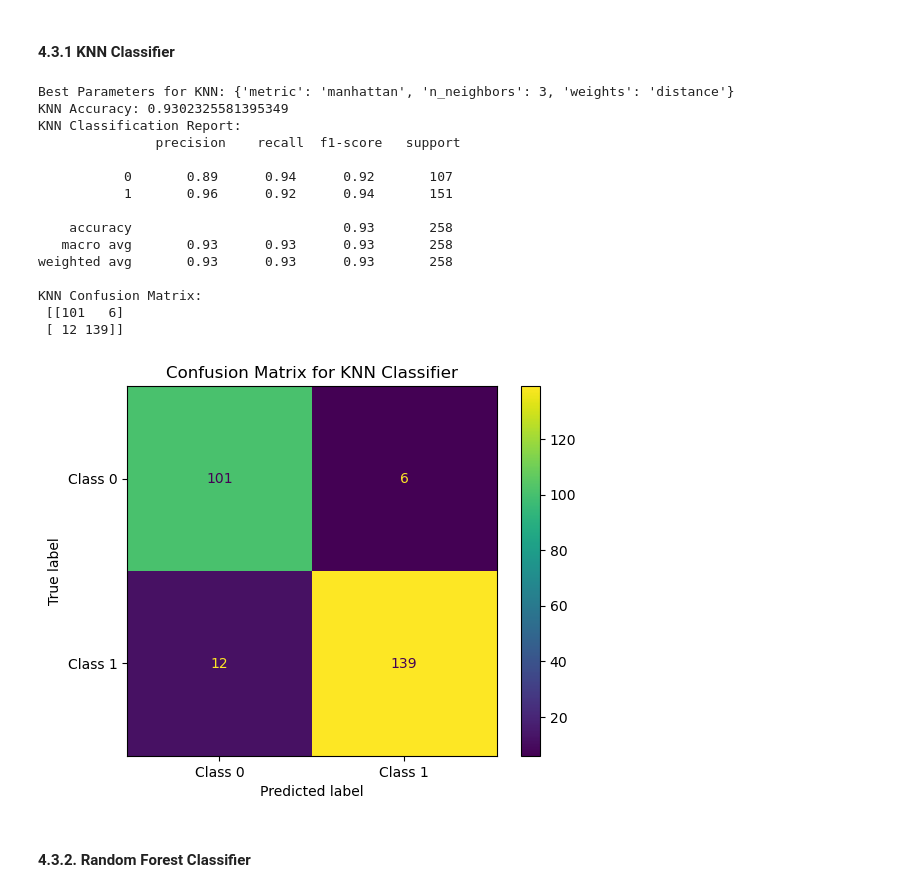
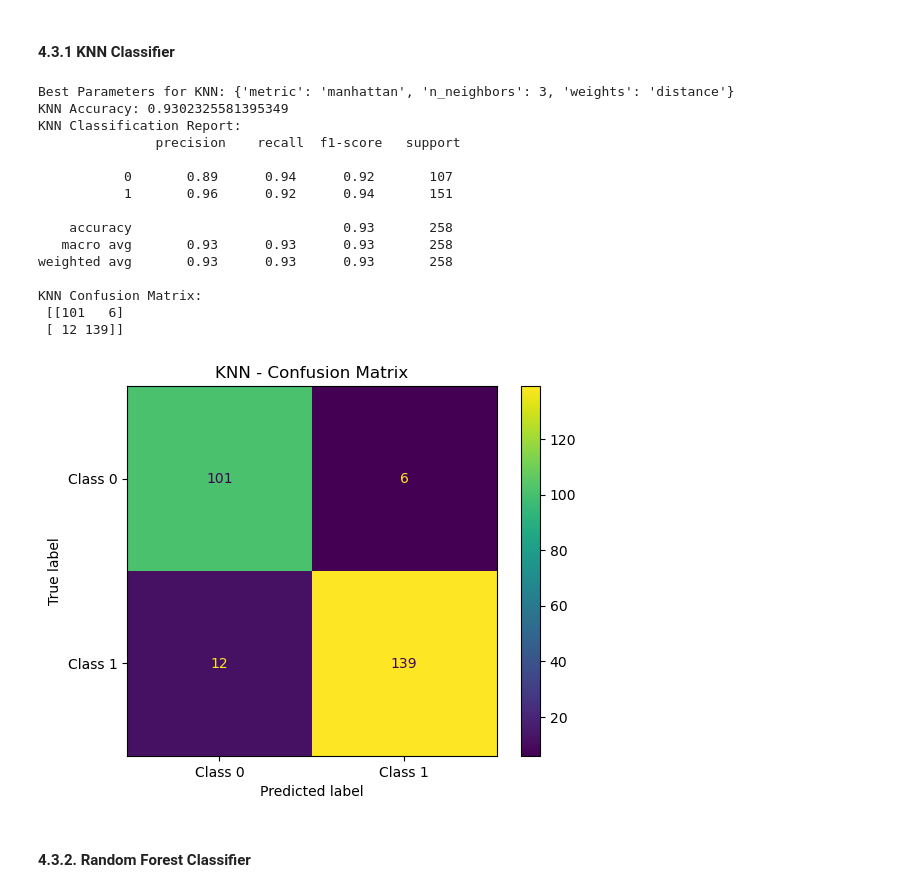
Before and after one commit to KhaledAlrashi1/Musical-Chord-Classification, a Jupyter notebook: notebook.ipynb, the cells around one changed output. Cells and saved outputs as stored; diff of their text form; code cells hidden in the pictures.

```diff
--- a/notebook.ipynb
+++ b/notebook.ipynb
@@ -536,35 +536,35 @@ grid_knn.fit(train_X, train_y)
 best_knn = grid_knn.best_estimator_
 print("Best Parameters for KNN:", grid_knn.best_params_)
 
 # Train and evaluate on the test set
 knn_pred = best_knn.predict(val_X)
 cm = confusion_matrix(val_y, knn_pred)
 disp = ConfusionMatrixDisplay(confusion_matrix=cm, display_labels=['Class 0', 'Class 1'])
 
 print("KNN Accuracy:", accuracy_score(val_y, knn_pred))
 print("KNN Classification Report:\n", classification_report(val_y, knn_pred))
 print("KNN Confusion Matrix:\n", cm)
 
 disp.plot()
-plt.title('Confusion Matrix for KNN Classifier')
+plt.title('KNN - Confusion Matrix')
 plt.show()
 # %% [output]
 Best Parameters for KNN: {'metric': 'manhattan', 'n_neighbors': 3, 'weights': 'distance'}
 KNN Accuracy: 0.9302325581395349
 KNN Classification Report:
                precision    recall  f1-score   support
 
            0       0.89      0.94      0.92       107
            1       0.96      0.92      0.94       151
 
     accuracy                           0.93       258
    macro avg       0.93      0.93      0.93       258
 weighted avg       0.93      0.93      0.93       258
 
 KNN Confusion Matrix:
  [[101   6]
  [ 12 139]]
-[figure, old version]
+[figure, new version]
 # %% [markdown]
 #### 4.3.2. Random Forest Classifier
 # %%
```
Also changed, not shown: parts of 11 cells of this notebook.
